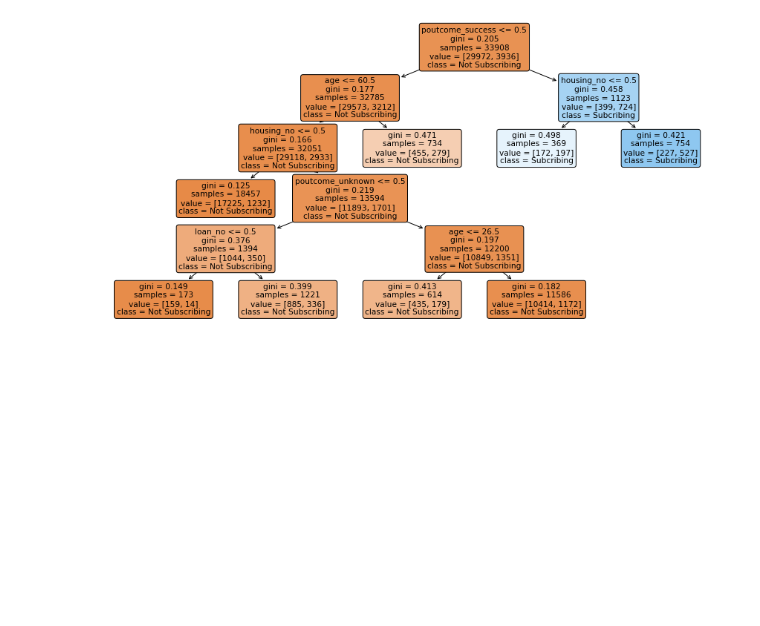
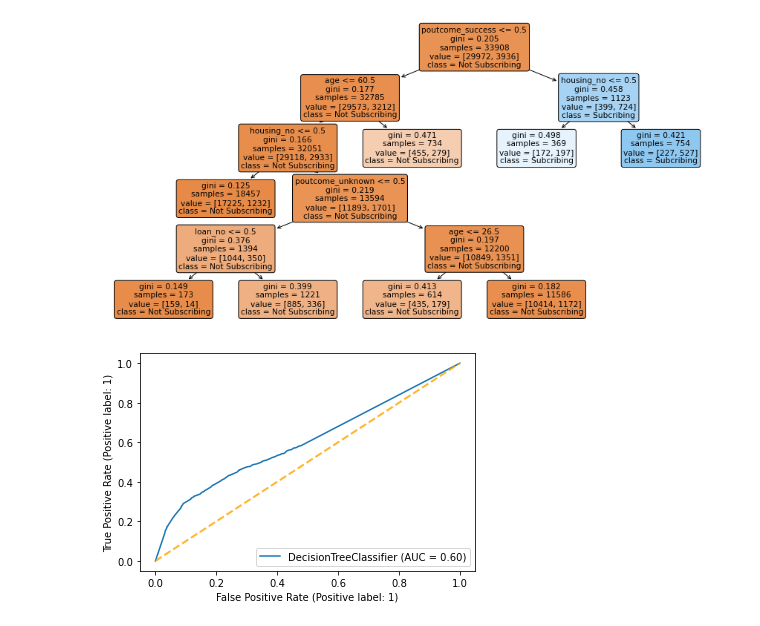
Before and after one commit to Alexant99/UserSubscriptionFinal, a Jupyter notebook: Decision Tree Pruned UPDATED.ipynb, the cells around one changed output. Drawn from its saved outputs; the diff is of its cells as text; code cells hidden in the pictures; blank space fills up the shorter version.

```diff
--- a/Decision Tree Pruned UPDATED.ipynb
+++ b/Decision Tree Pruned UPDATED.ipynb
@@ -215,3 +218,13 @@ plt.figure(figsize=(15,7.5))
 tree.plot_tree(clf_pruned, filled=True, rounded=True, class_names=["Not Subscribing","Subcribing"], feature_names = X_encoded.columns);
 # %% [output]
 [figure]
+# %%
+classifier = DecisionTreeClassifier()
+y_pred = classifier.fit(X_train, y_train).predict_proba(X_test)
+# %%
+fpr, tpr, threshold = roc_curve(y_test, y_pred[:, 1])
+svc_disp = plot_roc_curve(classifier, X_test, y_test, drop_intermediate = True)
+plt.plot([0, 1], [0, 1], linestyle = '--', lw = 2, color = 'orange', label = 'Chance', alpha =.8)
+plt.show()
+# %% [output]
+[figure, added]
```
Also changed, not shown: parts of 1 cell of this notebook.
